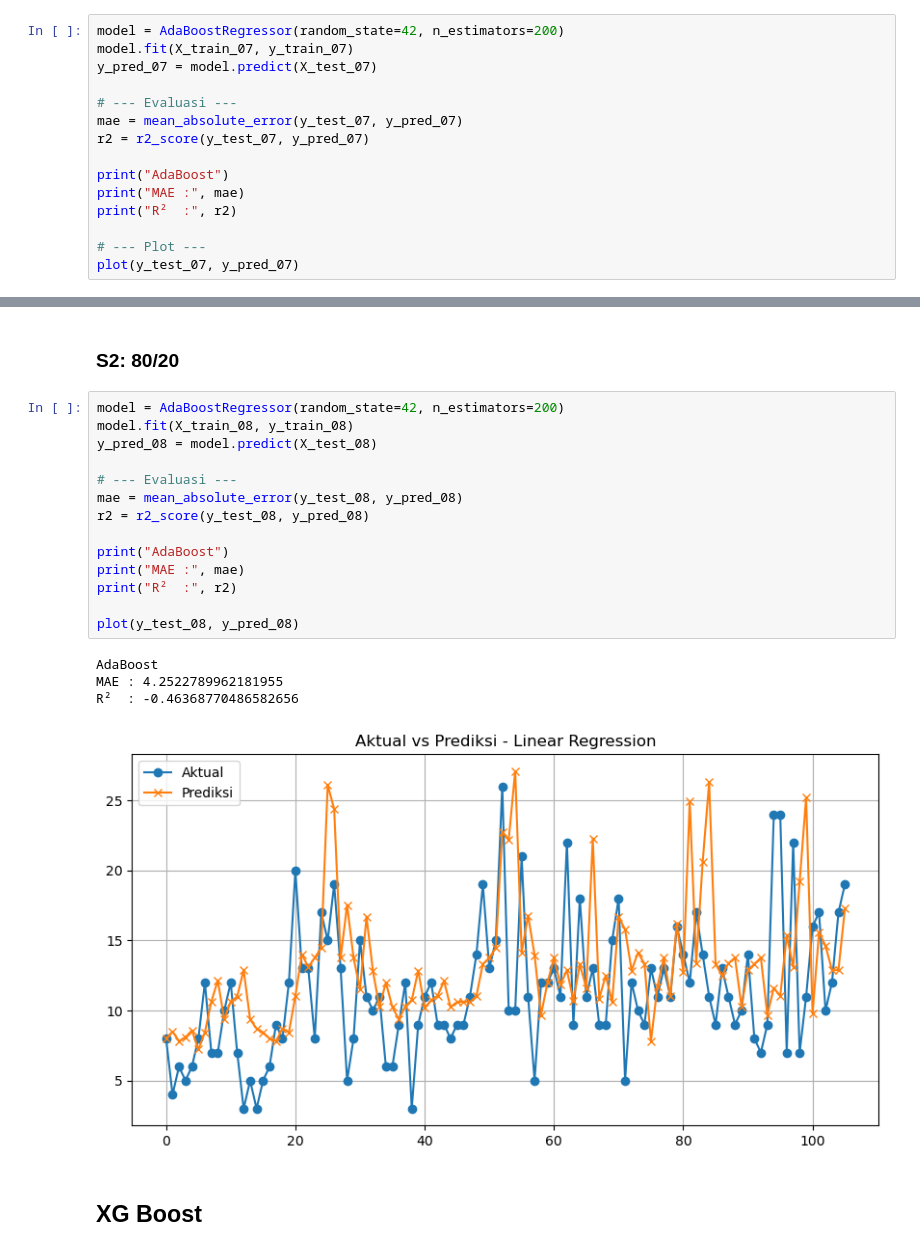
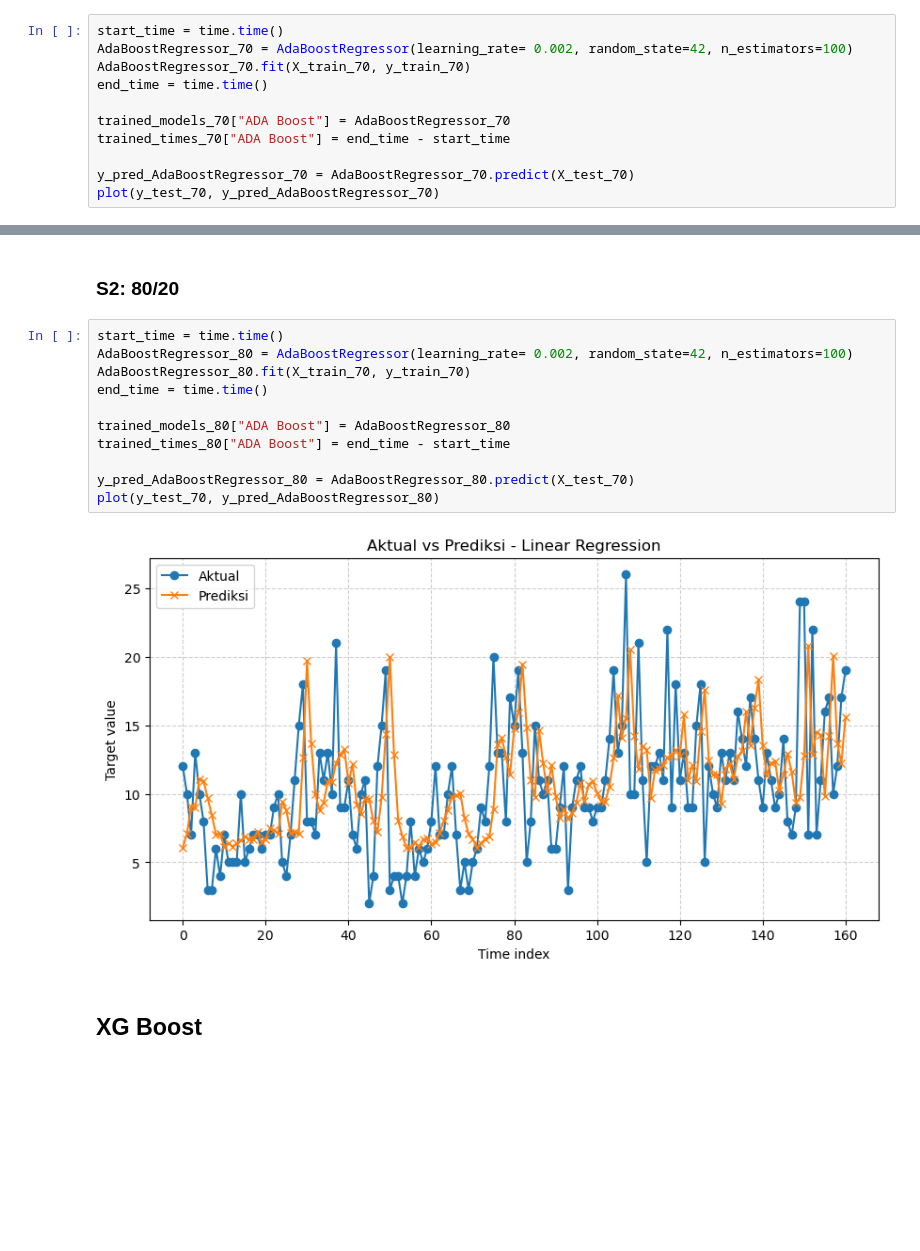
Before and after one commit to Ariwjy/Tugas-Machine-Learning, a Jupyter notebook: Regresi A5.ipynb, the cells around one changed output, grey strips where cells are left out. Saved outputs shown, nothing was run; the diff lists cells and outputs as text; blank space fills up the shorter version.

```diff
--- a/Regresi A5.ipynb
+++ b/Regresi A5.ipynb
@@ -198,18 +203,14 @@ R²  : -0.4115784734052832
 # %% [markdown]
 ### S1: 70/30
 # %%
-model = AdaBoostRegressor(random_state=42, n_estimators=200)
-model.fit(X_train_07, y_train_07)
-y_pred_07 = model.predict(X_test_07)
+start_time = time.time()
+AdaBoostRegressor_70 = AdaBoostRegressor(learning_rate= 0.002, random_state=42, n_estimators=100)
+AdaBoostRegressor_70.fit(X_train_70, y_train_70)
+end_time = time.time()
 
-# --- Evaluasi ---
-mae = mean_absolute_error(y_test_07, y_pred_07)
-r2 = r2_score(y_test_07, y_pred_07)
+trained_models_70["ADA Boost"] = AdaBoostRegressor_70
+trained_times_70["ADA Boost"] = end_time - start_time
 
-print("AdaBoost")
-print("MAE :", mae)
-print("R²  :", r2)
-
-# --- Plot ---
-plot(y_test_07, y_pred_07)
+y_pred_AdaBoostRegressor_70 = AdaBoostRegressor_70.predict(X_test_70)
+plot(y_test_70, y_pred_AdaBoostRegressor_70)
 # %% [output]
@@ -220,24 +218,18 @@ R²  : -0.48255263413148586
 # %% [markdown]
 ### S2: 80/20
 # %%
-model = AdaBoostRegressor(random_state=42, n_estimators=200)
-model.fit(X_train_08, y_train_08)
-y_pred_08 = model.predict(X_test_08)
+start_time = time.time()
+AdaBoostRegressor_80 = AdaBoostRegressor(learning_rate= 0.002, random_state=42, n_estimators=100)
+AdaBoostRegressor_80.fit(X_train_70, y_train_70)
+end_time = time.time()
 
-# --- Evaluasi ---
-mae = mean_absolute_error(y_test_08, y_pred_08)
-r2 = r2_score(y_test_08, y_pred_08)
+trained_models_80["ADA Boost"] = AdaBoostRegressor_80
+trained_times_80["ADA Boost"] = end_time - start_time
 
-print("AdaBoost")
-print("MAE :", mae)
-print("R²  :", r2)
-
-plot(y_test_08, y_pred_08)
+y_pred_AdaBoostRegressor_80 = AdaBoostRegressor_80.predict(X_test_70)
+plot(y_test_70, y_pred_AdaBoostRegressor_80)
 # %% [output]
-AdaBoost
-MAE : 4.2522789962181955
-R²  : -0.46368770486582656
-[figure, old version]
+[figure, new version]
 # %% [markdown]
 ## XG Boost
 # %% [markdown]
```
Also changed, not shown: parts of 39 cells of this notebook.
